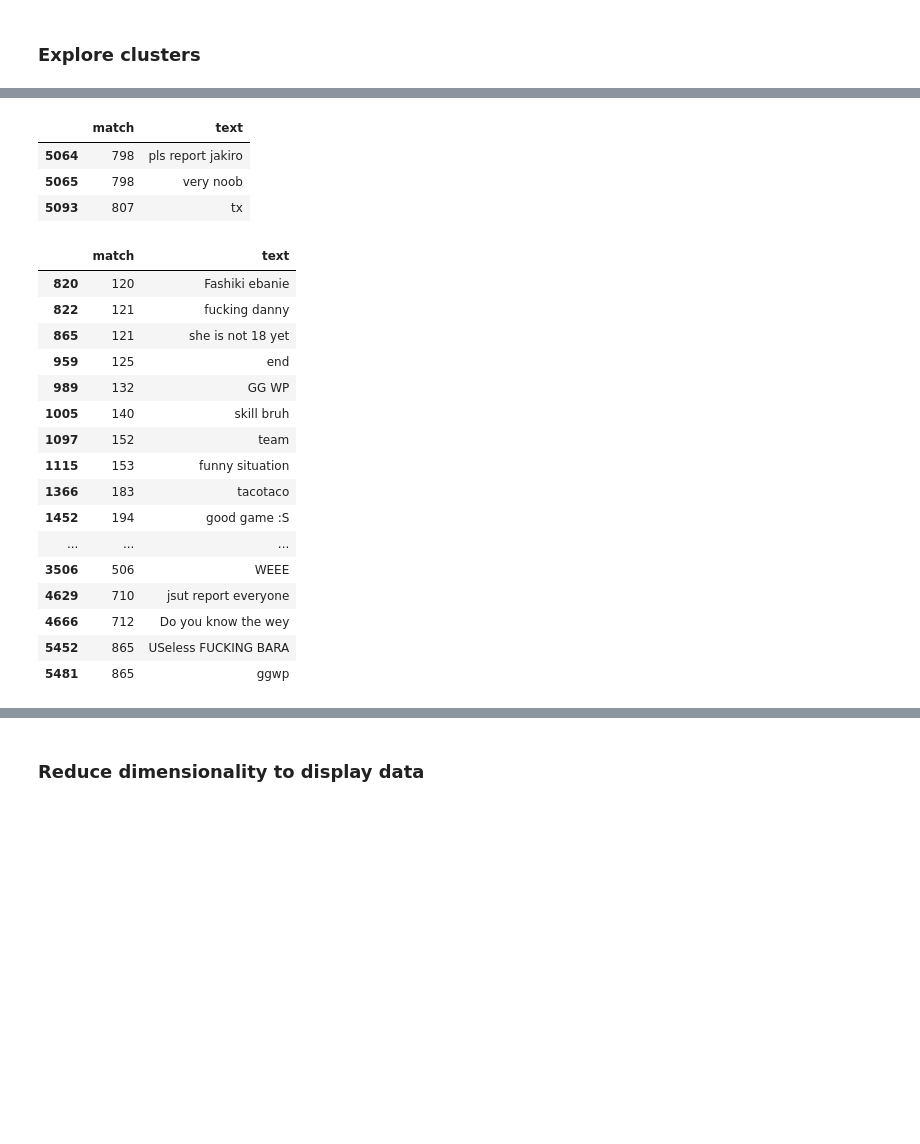
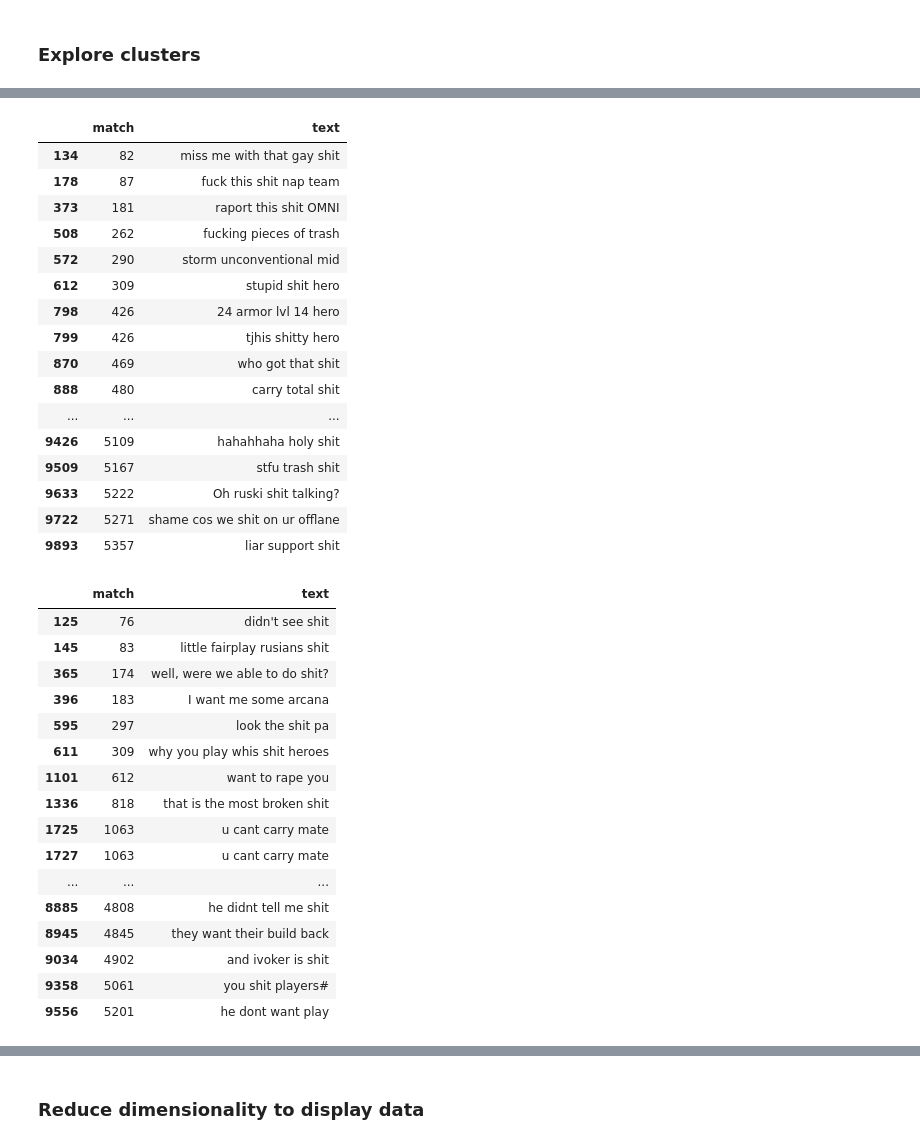
Before and after one commit to csralvall/online_game_toxicity, a Jupyter notebook: clustering_ftt.ipynb, the cells around one changed output, grey strips where cells are left out. Cells and saved outputs as stored; diff of their text form; code cells hidden in the pictures; blank space fills up the shorter version.

```diff
--- a/clustering_ftt.ipynb
+++ b/clustering_ftt.ipynb
@@ -309,28 +333,41 @@ ftt_group.get_group(4)[['match','text']]
 # %%
-ftt_group.get_group(35)[['match','text']]
+ftt_group.get_group(41)[['match','text']]
 # %% [output]
 |  | match | text |
-| 5064 | 798 | pls report jakiro |
-| 5065 | 798 | very noob |
-| 5093 | 807 | tx |
+| 134 | 82 | miss me with that gay shit |
+| 178 | 87 | fuck this shit nap team |
+| 373 | 181 | raport this shit OMNI |
+| 508 | 262 | fucking pieces of trash |
+| 572 | 290 | storm unconventional mid |
+| 612 | 309 | stupid shit hero |
+| 798 | 426 | 24 armor lvl 14 hero |
+| 799 | 426 | tjhis shitty hero |
+| 870 | 469 | who got that shit |
+| 888 | 480 | carry total shit |
+| ... | ... | ... |
+| 9426 | 5109 | hahahhaha holy shit |
+| 9509 | 5167 | stfu trash shit |
+| 9633 | 5222 | Oh ruski shit talking? |
+| 9722 | 5271 | shame cos we shit on ur offlane |
+| 9893 | 5357 | liar support shit |
 # %%
-ftt_group.get_group(39)[['match','text']]
+ftt_group.get_group(43)[['match','text']]
 # %% [output]
 |  | match | text |
-| 820 | 120 | Fashiki ebanie |
-| 822 | 121 | fucking danny |
-| 865 | 121 | she is not 18 yet |
-| 959 | 125 | end |
-| 989 | 132 | GG WP |
-| 1005 | 140 | skill bruh |
-| 1097 | 152 | team |
-| 1115 | 153 | funny situation |
-| 1366 | 183 | tacotaco |
-| 1452 | 194 | good game :S |
+| 125 | 76 | didn't see shit |
+| 145 | 83 | little fairplay rusians shit |
+| 365 | 174 | well, were we able to do shit? |
+| 396 | 183 | I want me some arcana |
+| 595 | 297 | look the shit pa |
+| 611 | 309 | why you play whis shit heroes |
+| 1101 | 612 | want to rape you |
+| 1336 | 818 | that is the most broken shit |
+| 1725 | 1063 | u cant carry mate |
+| 1727 | 1063 | u cant carry mate |
 | ... | ... | ... |
-| 3506 | 506 | WEEE |
-| 4629 | 710 | jsut report everyone |
-| 4666 | 712 | Do you know the wey |
-| 5452 | 865 | USeless FUCKING BARA |
-| 5481 | 865 | ggwp |
+| 8885 | 4808 | he didnt tell me shit |
+| 8945 | 4845 | they want their build back |
+| 9034 | 4902 | and ivoker is shit |
+| 9358 | 5061 | you shit players# |
+| 9556 | 5201 | he dont want play |
 # %%
```
Also changed, not shown: parts of 14 cells of this notebook.
